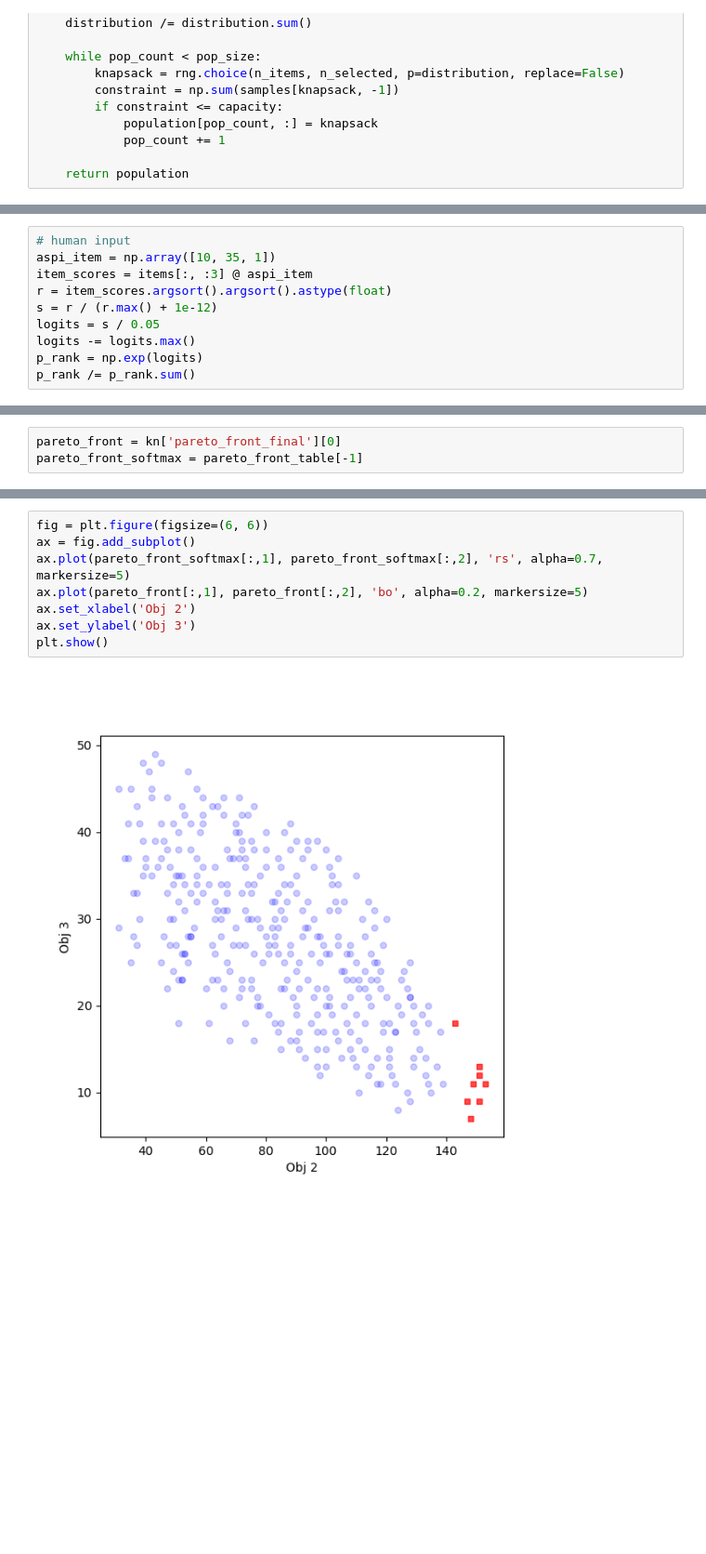
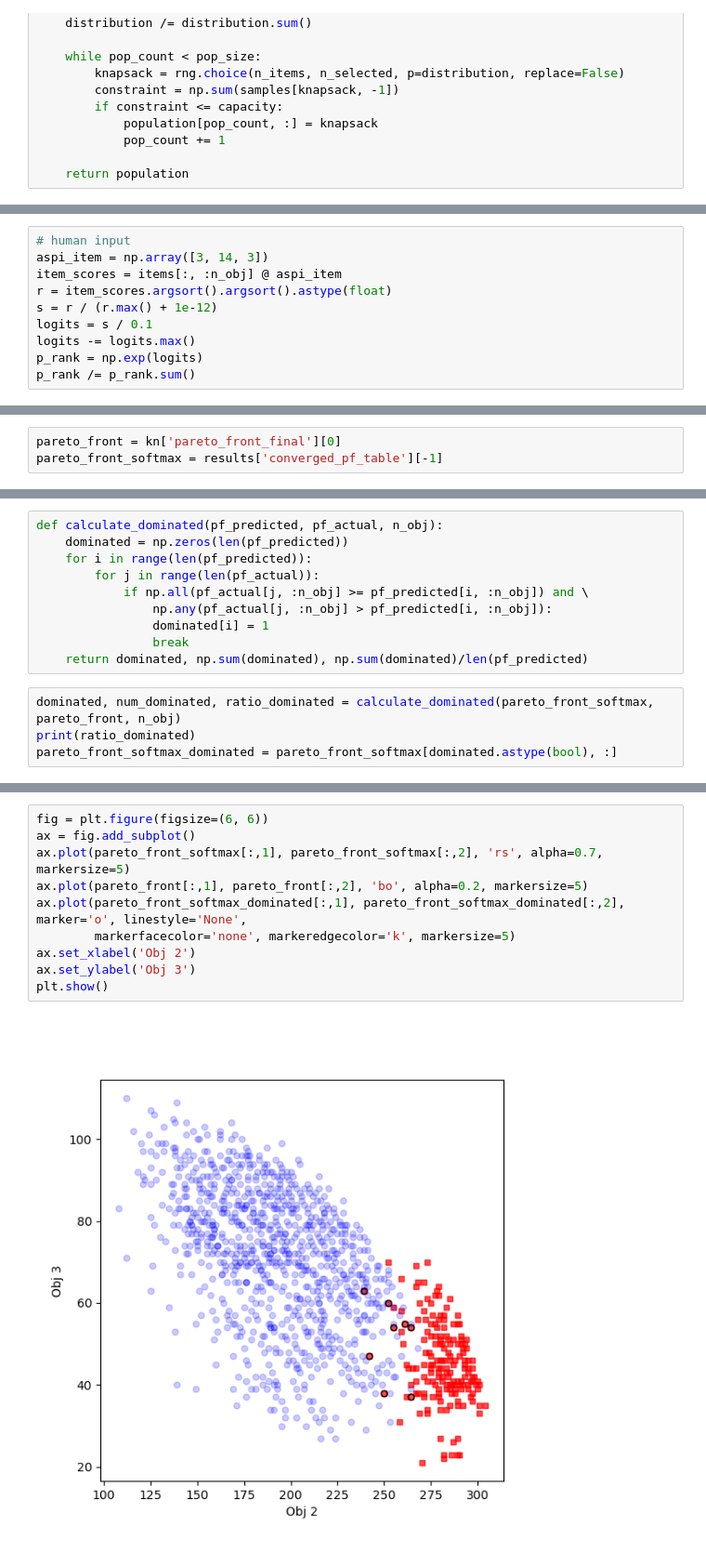
Before and after one commit to rameshsrinivasanuci/multiobjective, a Jupyter notebook: eda_softmax.ipynb, the cells around one changed output, grey strips where cells are left out. Shown at 93% size. Saved outputs shown, nothing was run; the diff lists cells and outputs as text; blank space fills up the shorter version.

Commit message:
add converged pf

```diff
--- a/eda_softmax.ipynb
+++ b/eda_softmax.ipynb
@@ -239,11 +291,11 @@ max_no_improve_gen = 5
 eda_seed = 1223
 # %%
 # human input
-aspi_item = np.array([10, 35, 1])
-item_scores = items[:, :3] @ aspi_item
+aspi_item = np.array([3, 14, 3])
+item_scores = items[:, :n_obj] @ aspi_item
 r = item_scores.argsort().argsort().astype(float)
 s = r / (r.max() + 1e-12)
-logits = s / 0.05
+logits = s / 0.1
 logits -= logits.max()
 p_rank = np.exp(logits)
 p_rank /= p_rank.sum()
@@ -289,6 +344,6 @@ with open('eda_softmax.pkl', 'wb') as f:
 # %%
 pareto_front = kn['pareto_front_final'][0]
-pareto_front_softmax = pareto_front_table[-1]
+pareto_front_softmax = results['converged_pf_table'][-1]
 # %%
 from matplotlib import pyplot as plt
 %matplotlib widget
@@ -306,0 +362,14 @@ plt.show()
+# %%
+def calculate_dominated(pf_predicted, pf_actual, n_obj):
+    dominated = np.zeros(len(pf_predicted))
+    for i in range(len(pf_predicted)):
+        for j in range(len(pf_actual)):
+            if np.all(pf_actual[j, :n_obj] >= pf_predicted[i, :n_obj]) and \
+                np.any(pf_actual[j, :n_obj] > pf_predicted[i, :n_obj]):
+                dominated[i] = 1
+                break
+    return dominated, np.sum(dominated), np.sum(dominated)/len(pf_predicted)
+# %%
+dominated, num_dominated, ratio_dominated = calculate_dominated(pareto_front_softmax, pareto_front, n_obj)
+print(ratio_dominated)
+pareto_front_softmax_dominated = pareto_front_softmax[dominated.astype(bool), :]
@@ -307,10 +378,12 @@ plt.show()
 # %%
 fig = plt.figure(figsize=(6, 6))
 ax = fig.add_subplot()
 ax.plot(pareto_front_softmax[:,1], pareto_front_softmax[:,2], 'rs', alpha=0.7, markersize=5)
 ax.plot(pareto_front[:,1], pareto_front[:,2], 'bo', alpha=0.2, markersize=5)
+ax.plot(pareto_front_softmax_dominated[:,1], pareto_front_softmax_dominated[:,2], marker='o', linestyle='None',
+        markerfacecolor='none', markeredgecolor='k', markersize=5)
 ax.set_xlabel('Obj 2')
 ax.set_ylabel('Obj 3')
 plt.show()
 # %% [output]
-[figure, old version]
+[figure, new version]
```
Also changed, not shown: parts of 8 cells of this notebook.
